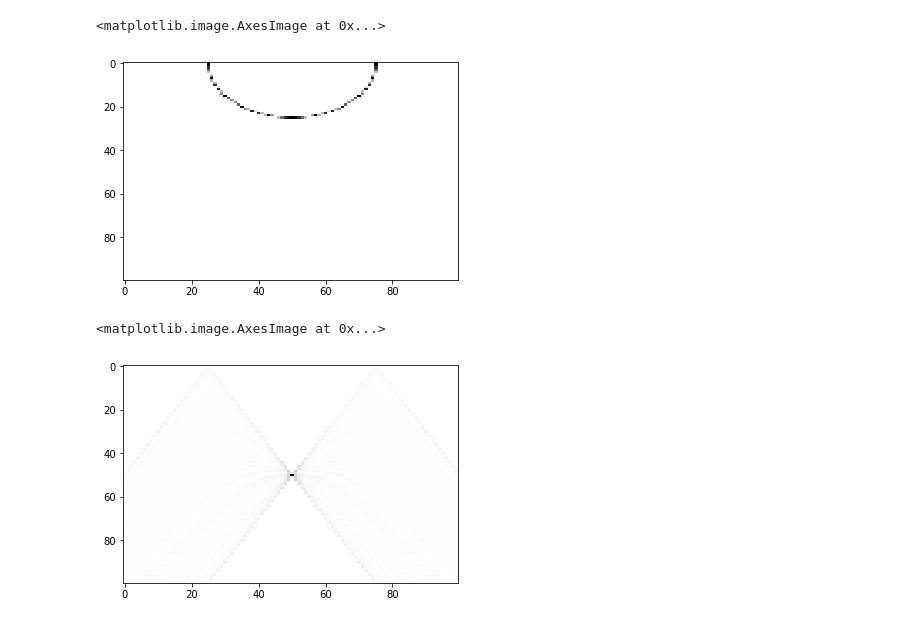
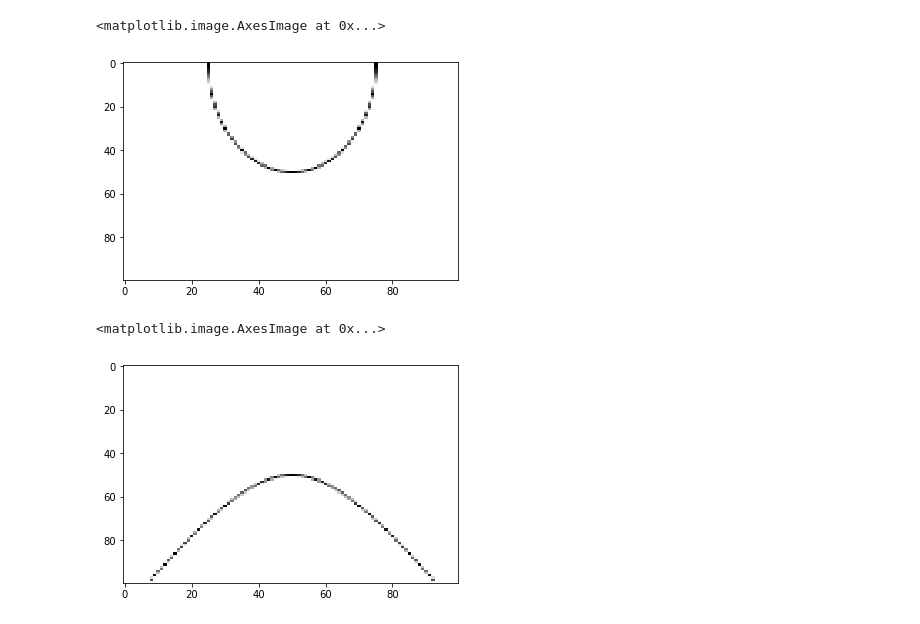
Before and after one commit to deckerla/ww-Hou17, a Jupyter notebook: Kirchhoff2.ipynb, the cells around one changed output. Saved outputs shown, nothing was run; the diff lists cells and outputs as text; code cells hidden in the pictures.

```diff
--- a/Kirchhoff2.ipynb
+++ b/Kirchhoff2.ipynb
@@ -18,7 +18,7 @@ def mig(data,vel,dt,dx,dy=0,dz=0,t0=0,x0=0,z0=0,y0=0,nz=0,ny=0):
         dy=dx
 
     if dz == 0:
-        dz = dt*vel
+        dz = dt*vel/2
 
     global image
     image = np.zeros((nz,ny))
@@ -115,34 +116,40 @@ def mod(image,vel,dz,dy,dx=0,dt=0,t0=0,x0=0,z0=0,y0=0,nt=0,ny=0):
 # %%
 t0 = 0.
 nt = 100
 dt = .05
 nx = 100
 dx = 50
 x0 = 0.
 
 # velocity
 vel = 1000 #km/s
 
 # image domain parameters
 
-dz = dt*1000
+dz = dt*1000/2
 dy = dx
 data = np.zeros((nt,nx))
 data[nt/2,nx/2]=1.
 
 mig(data,vel,dt,dx,dy,dz)
 
 mpl.imshow(image, aspect='auto', cmap="Greys")
 # %% [output]
 <matplotlib.image.AxesImage at 0x...>
-[figure, old version]
+[figure, new version]
 # %%
+nz = nt
+ny = nx
+
+image = np.zeros((nz,ny))
+image[nz/2,ny/2]=1.
+
 mod(image,vel,dz,dy,dx,dt)
 
 mpl.imshow(data, aspect='auto', cmap="Greys")
 # %% [output]
 <matplotlib.image.AxesImage at 0x...>
-[figure, old version]
+[figure, new version]
 # %%
 mig(data,vel,dt,dx,dy,dz)
 mpl.imshow(image, aspect="auto", cmap="Greys")
```
Also changed, not shown: parts of 6 cells of this notebook, 1 other file.
